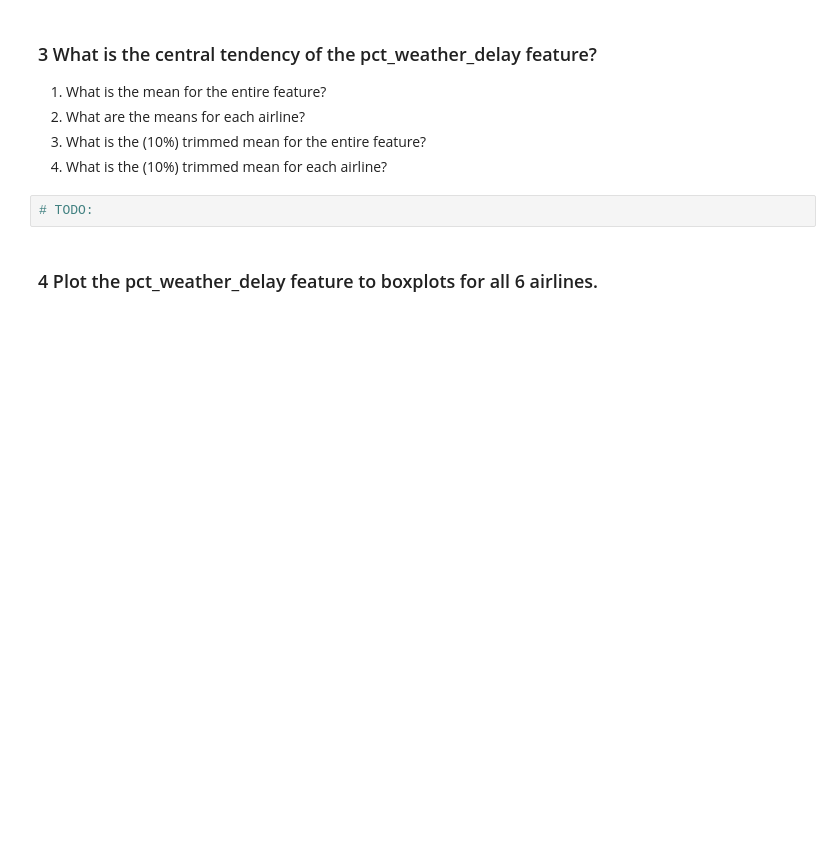
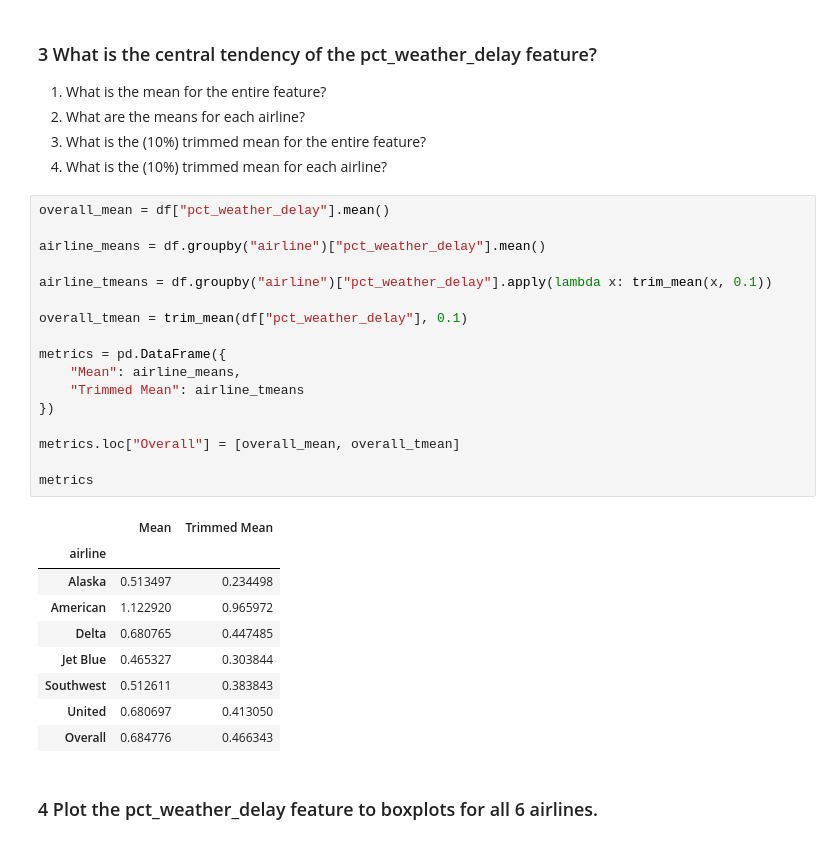
Before and after one commit to liangyinglly/Airline-EDA, a Jupyter notebook: notebook/exploratory_data_analysis.ipynb, the cells around one changed output. Saved outputs shown, nothing was run; the diff lists cells and outputs as text; blank space fills up the shorter version.

```diff
--- a/notebook/exploratory_data_analysis.ipynb
+++ b/notebook/exploratory_data_analysis.ipynb
@@ -18,7 +84,32 @@ In this assignment, we will be exploring some airline data that has been collect
 3. What is the (10%) trimmed mean for the entire feature?
 4. What is the (10%) trimmed mean for each airline?
 # %%
-# TODO:
+overall_mean = df["pct_weather_delay"].mean()
+
+airline_means = df.groupby("airline")["pct_weather_delay"].mean()
+
+airline_tmeans = df.groupby("airline")["pct_weather_delay"].apply(lambda x: trim_mean(x, 0.1))
+
+overall_tmean = trim_mean(df["pct_weather_delay"], 0.1)
+
+metrics = pd.DataFrame({
+    "Mean": airline_means,
+    "Trimmed Mean": airline_tmeans
+})
+
+metrics.loc["Overall"] = [overall_mean, overall_tmean]
+
+metrics
+# %% [output]
+|  | Mean | Trimmed Mean |
+| airline |  |  |
+| Alaska | 0.513497 | 0.234498 |
+| American | 1.122920 | 0.965972 |
+| Delta | 0.680765 | 0.447485 |
+| Jet Blue | 0.465327 | 0.303844 |
+| Southwest | 0.512611 | 0.383843 |
+| United | 0.680697 | 0.413050 |
+| Overall | 0.684776 | 0.466343 |
 # %% [markdown]
 ### 4 Plot the pct_weather_delay feature to boxplots for all 6 airlines. ###
 # %%
```
Also changed, not shown: parts of 7 cells of this notebook.
